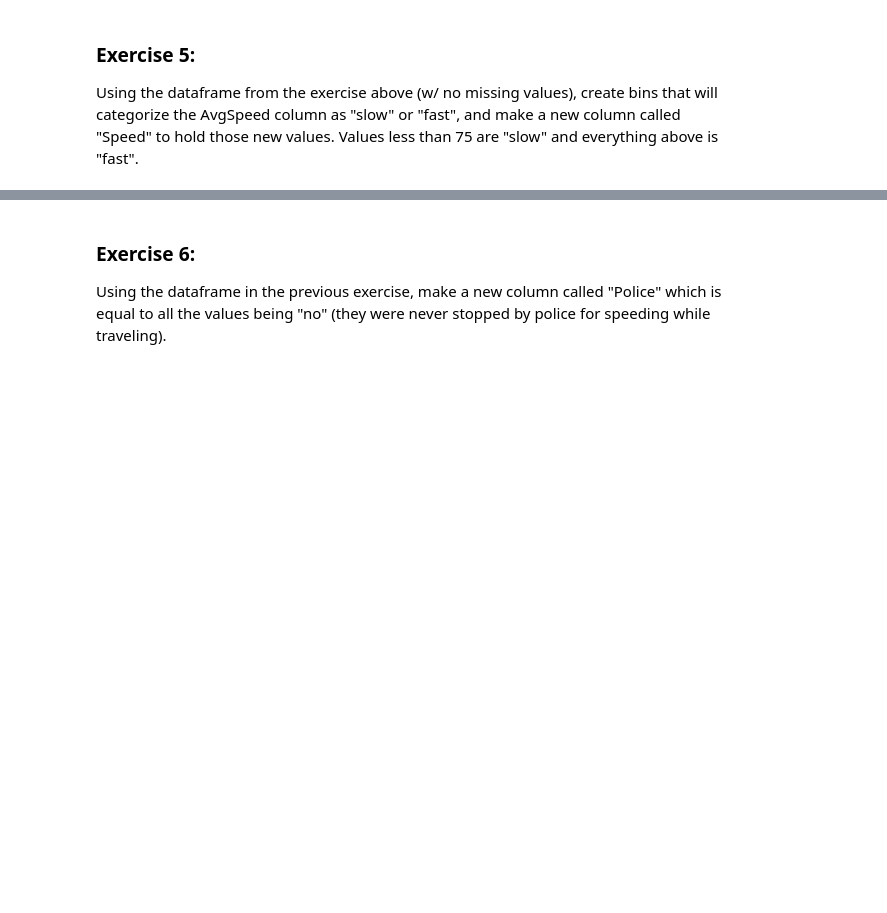
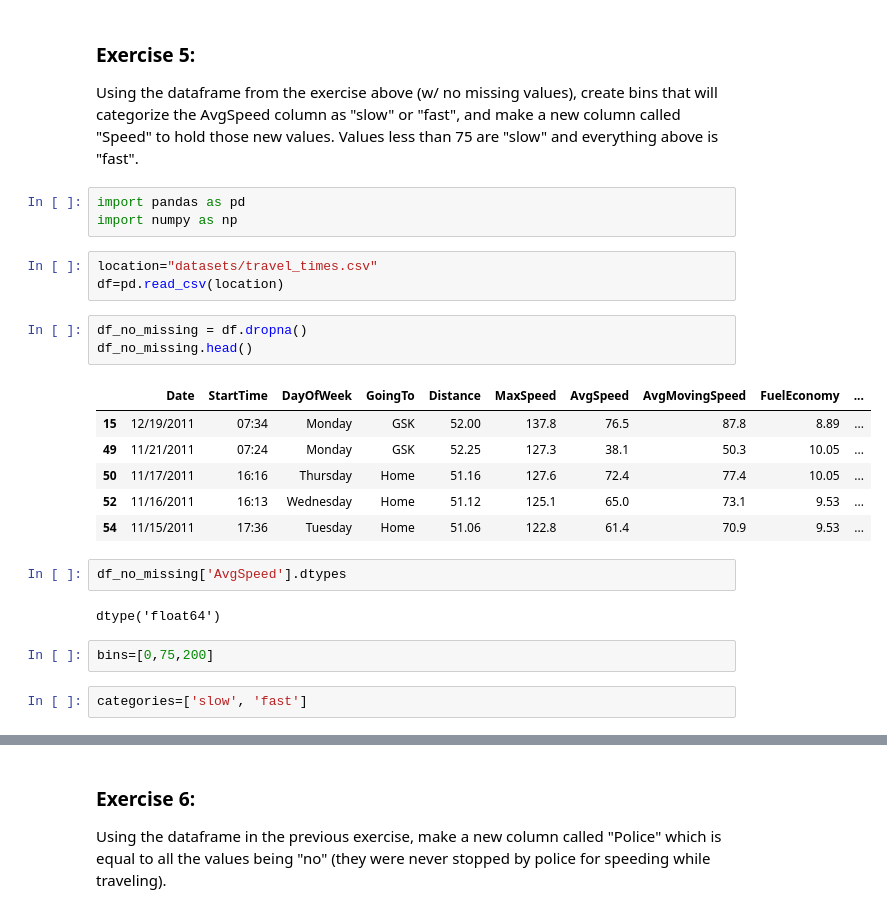
Before and after one commit to ryuska/df, a Jupyter notebook: Module 1.3 Exercises.ipynb, the cells around one changed output, grey strips where cells are left out. Cells and saved outputs as stored; diff of their text form; blank space fills up the shorter version.

```diff
--- a/Module 1.3 Exercises.ipynb
+++ b/Module 1.3 Exercises.ipynb
@@ -168,3 +168,27 @@ dtype: int64
 ### Exercise 5:
 
 Using the dataframe from the exercise above (w/ no missing values), create bins that will categorize the AvgSpeed column as "slow" or "fast", and make a new column called "Speed" to hold those new values. Values less than 75 are "slow" and everything above is "fast".
+# %%
+import pandas as pd
+import numpy as np
+# %%
+location="datasets/travel_times.csv"
+df=pd.read_csv(location)
+# %%
+df_no_missing = df.dropna()
+df_no_missing.head()
+# %% [output]
+|  | Date | StartTime | DayOfWeek | GoingTo | Distance | MaxSpeed | AvgSpeed | AvgMovingSpeed | FuelEconomy | ... |
+| 15 | 12/19/2011 | 07:34 | Monday | GSK | 52.00 | 137.8 | 76.5 | 87.8 | 8.89 | ... |
+| 49 | 11/21/2011 | 07:24 | Monday | GSK | 52.25 | 127.3 | 38.1 | 50.3 | 10.05 | ... |
+| 50 | 11/17/2011 | 16:16 | Thursday | Home | 51.16 | 127.6 | 72.4 | 77.4 | 10.05 | ... |
+| 52 | 11/16/2011 | 16:13 | Wednesday | Home | 51.12 | 125.1 | 65.0 | 73.1 | 9.53 | ... |
+| 54 | 11/15/2011 | 17:36 | Tuesday | Home | 51.06 | 122.8 | 61.4 | 70.9 | 9.53 | ... |
+# %%
+df_no_missing['AvgSpeed'].dtypes
+# %% [output]
+dtype('float64')
+# %%
+bins=[0,75,200]
+# %%
+categories=['slow', 'fast']
```
Also changed, not shown: parts of 16 cells of this notebook, 3 other files.
